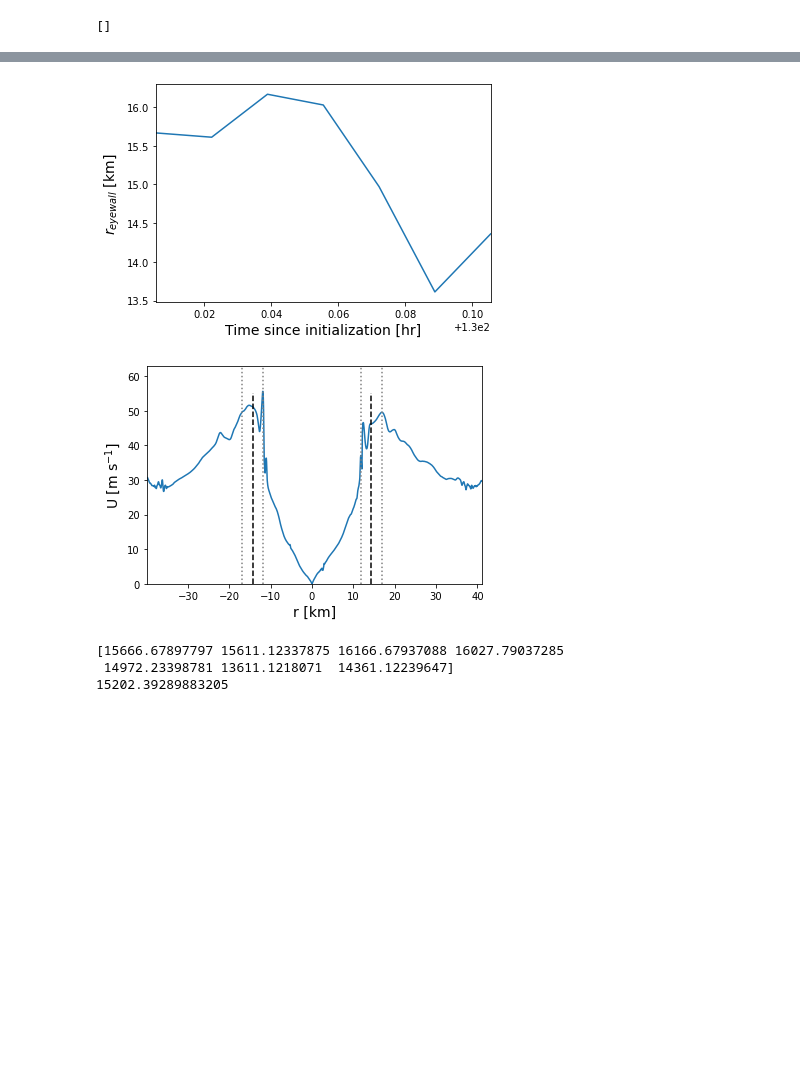
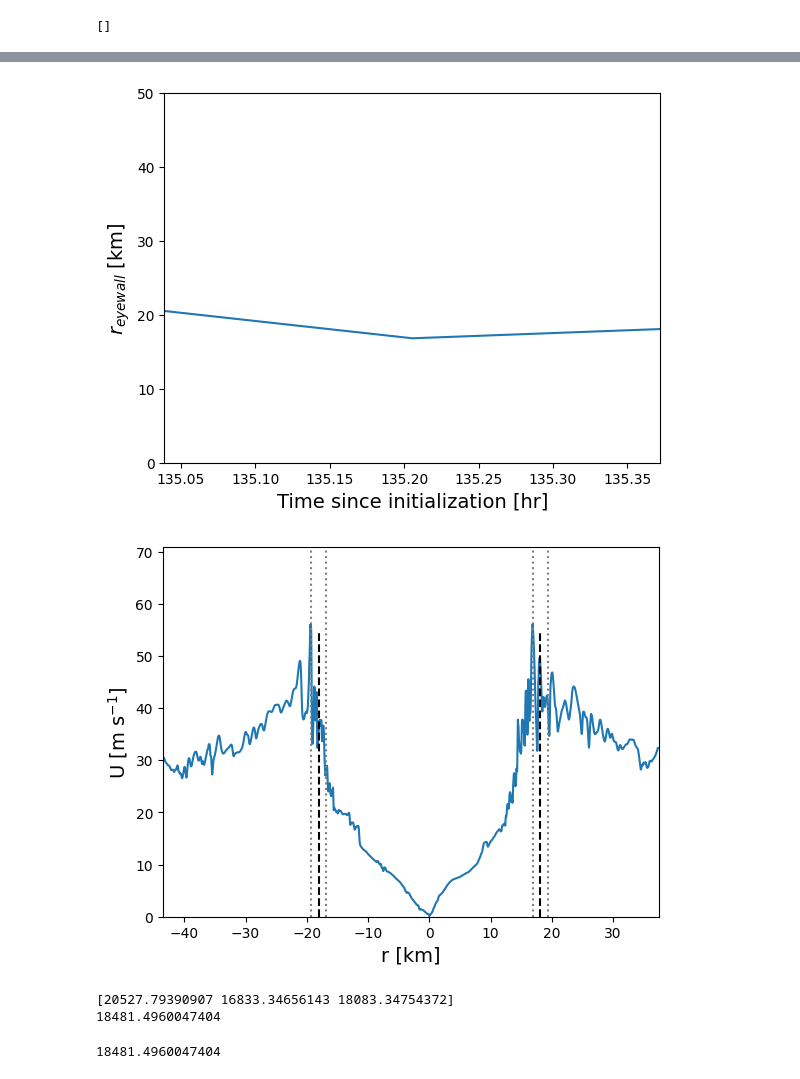
Before and after one commit to miguel-sg-2/HurricaneSimulations, a Jupyter notebook: evaluate_singleDomain.ipynb, the cells around one changed output, grey strips where cells are left out. Cells and saved outputs as stored; diff of their text form; code cells hidden in the pictures; blank space fills up the shorter version.

```diff
--- a/evaluate_singleDomain.ipynb
+++ b/evaluate_singleDomain.ipynb
@@ -10,13 +10,16 @@ import cmocean
 from scipy import stats,signal
 # %%
 #%% Define directory
-# WRF_DIRECTORY = "/rc_scratch/misa5952/hurricanes/sst_26/"
-# WRF_DIRECTORY = "/rc_scratch/misa5952/hurricanes/sst_26_specIdeal/"
 WRF_DIRECTORY = "/rc_scratch/misa5952/hurricanes/sst_26_skipd01/"     # This simulation has both LES (d03,d04) for at least 1 hr after spinup
 # WRF_DIRECTORY = "/rc_scratch/misa5952/hurricanes/sst_26_skipd01_ndg/"
 WRF_DIRECTORY = "/rc_scratch/misa5952/hurricanes/sst_26_skipd01_skipCoLES_ndg/"
 
 WRF_DIRECTORY = "/rc_scratch/misa5952/hurricanes/sst_28_skipd01_skipCoLES_ndg/"
+WRF_DIRECTORY = "/scratch/mgomez/Hurricane/idealized/test/sst_27real_skipd01_skipCoLES_ndg/"
+# WRF_DIRECTORY = "/scratch/mgomez/Hurricane/idealized/test/sst_30_skipd01_skipCoLES_ndg/"
+
+# Height file
+hgt_file = "/scratch/mgomez/Hurricane/idealized/test/sst_26_skipd01_skipCoLES_ndg/hgt_file.nc"
 
 # WRF_FILES = 'merged_d02.nc_new'
 # WRF_FILES = 'merged_d03.nc'
@@ -456,6 +453,7 @@ for iitt in np.arange(np.shape(uv)[0]):
         max_ws_ref = np.nanargmin(uv_flat)
 
     if 'd01' in WRF_FILES:
+#         if iitt==0:
         lim_low_x = np.mean(n_x) - 0.1*n_x[-1]
         lim_low_y = np.mean(n_x) - 0.1*n_x[-1]
         lim_high_x = np.mean(n_x) + 0.1*n_x[-1]
@@ -469,20 +467,24 @@ for iitt in np.arange(np.shape(uv)[0]):
 #             lim_low_y = np.mean(n_y) - 0.4*np.mean(n_y)# - 50*1000
 #             lim_high_x = np.mean(n_x) + 0.4*np.mean(n_x)
 #             lim_high_y = np.mean(n_y) + 0.4*np.mean(n_y)
-#         else:
-#             lim_low_x = center[iitt-1,0] - 0.5*(lim_high_x-lim_low_x)
-#             lim_low_y = center[iitt-1,1] - 0.5*(lim_high_y-lim_low_y)
-#             lim_high_x = center[iitt-1,0] + 0.5*(lim_high_x-lim_low_x)
-#             lim_high_y = center[iitt-1,1] + 0.5*(lim_high_y-lim_low_y)
+        if iitt>0:
+#             lim_low_x = center[iitt-1,0] - 0.1*n_x[-1]
+#             lim_low_y = center[iitt-1,1] - 0.1*n_x[-1]
+#             lim_high_x = center[iitt-1,0] + 0.1*n_x[-1]
+#             lim_high_y = center[iitt-1,1] + 0.1*n_x[-1]
+            lim_low_x = X_grid[max_ws_ref] - 0.1*n_x[-1]
+            lim_low_y = Y_grid[max_ws_ref] - 0.1*n_x[-1]
+            lim_high_x = X_grid[max_ws_ref] + 0.1*n_x[-1]
+            lim_high_y = Y_grid[max_ws_ref] + 0.1*n_x[-1]
     elif 'd02' in WRF_FILES:
 #         lim_low_x = np.mean(n_x) - 0.3*np.mean(n_x)
 #         lim_low_y = np.mean(n_y) - 0.2*np.mean(n_y)# - 50*1000
 #         lim_high_x = np.mean(n_x) + 0.1*np.mean(n_x)
 #         lim_high_y = np.mean(n_y) + 0.1*np.mean(n_y)
-        lim_low_x = X_grid[max_ws_ref] - 0.4*np.mean(n_x)
-        lim_low_y = Y_grid[max_ws_ref] - 0.4*np.mean(n_y)
-        lim_high_x = X_grid[max_ws_ref] + 0.4*np.mean(n_x)
-        lim_high_y = Y_grid[max_ws_ref] + 0.4*np.mean(n_y)
+        lim_low_x = np.mean(n_x) - 0.1*n_x[-1]
+        lim_low_y = np.mean(n_x) - 0.1*n_x[-1]
+        lim_high_x = np.mean(n_x) + 0.1*n_x[-1]
+        lim_high_y = np.mean(n_x) + 0.1*n_x[-1]
     elif 'd03' in WRF_FILES:
         if iitt==0:
             lim_low_x = X_grid[max_ws_ref] - 0.1*np.mean(n_x)
@@ -641,36 +643,40 @@ plt.figure()
 plt.plot(t_since,r_eye/1000)
 plt.xlabel('Time since initialization [hr]',fontsize=14)
 plt.ylabel(r'$r_{eyewall}$ [km]',fontsize=14)
 plt.xlim(t_since[0],t_since[-1])
+plt.ylim(0,50)
 plt.show()
 plt.close()
 
 # Plot of wind speed
 it = -1
 plt.figure()
 plt.plot((n_x-center[it,0])/1000,uv[it,0,int(temp_cent[it,1]/dx),:])
 plt.plot(np.array([r_eye[it],r_eye[it]])/1000,[0,50+5],'--k')
 plt.plot(np.array([-1*r_eye[it],-1*r_eye[it]])/1000,[0,50+5],'--k')
 
 plt.plot(np.array([-1*r1[it],-1*r1[it]])/1000,[0,np.max(uv[:,0,int(temp_cent[it,1]/dx),:])+5],':',color='grey')
 plt.plot(np.array([-1*r2[it],-1*r2[it]])/1000,[0,np.max(uv[:,0,int(temp_cent[it,1]/dx),:])+5],':',color='grey')
 
 plt.plot(np.array([r1[it],r1[it]])/1000,[0,np.max(uv[:,0,int(temp_cent[it,1]/dx),:])+5],':',color='grey')
 plt.plot(np.array([r2[it],r2[it]])/1000,[0,np.max(uv[:,0,int(temp_cent[it,1]/dx),:])+5],':',color='grey')
 
 plt.xlim(np.min((n_x - center[it,0])/1000),np.max((n_x - center[it,0])/1000))
 plt.xlim(np.max([-200,r_x[0]]),np.min([200,r_x[-1]]))
 plt.ylim(0,np.max(uv[:,0,int(temp_cent[it,1]/dx),:])+5)
 plt.xlabel('r [km]',fontsize=14)
 plt.ylabel('U [m s$^{-1}$]',fontsize=14)
 plt.show()
 plt.close()
 
 print(r_eye)
-print(np.mean(r_eye[t_since>124]))
+print(np.mean(r_eye[t_since>120]))
 # %% [output]
-[figure, old version]
+[figure, new version]
-[figure, old version]
+[figure, new version]
-[15666.67897797 15611.12337875 16166.67937088 16027.79037285
- 14972.23398781 13611.1218071  14361.12239647]
-15202.39289883205
+[20527.79390907 16833.34656143 18083.34754372]
+18481.4960047404
+# %%
+np.mean(r_eye)
+# %% [output]
+18481.4960047404
```
Also changed, not shown: parts of 26 cells of this notebook, 6 other files.
